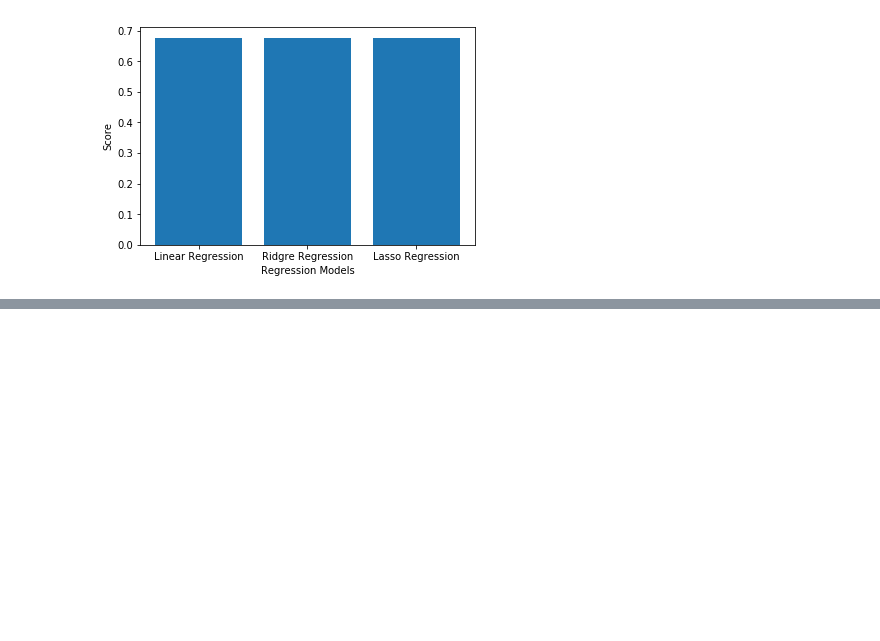
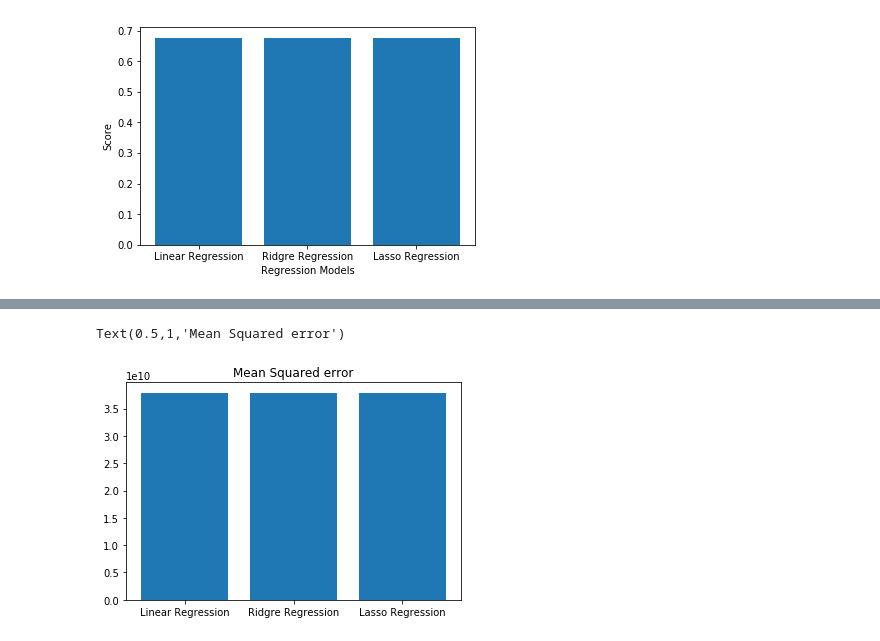
Before and after one commit to satrioprianda/Regularization_for_overfitting, a Jupyter notebook: Regularizatoin_linear_regression_housedataset/Regularization .ipynb, the cells around one changed output, grey strips where cells are left out. Saved outputs shown, nothing was run; the diff lists cells and outputs as text; code cells hidden in the pictures; blank space fills up the shorter version.

```diff
--- a/Regularizatoin_linear_regression_housedataset/Regularization .ipynb
+++ b/Regularizatoin_linear_regression_housedataset/Regularization .ipynb
@@ -196,0 +337,6 @@ plt.show()
+# %%
+plt.bar(models,scores_mse)
+plt.title('Mean Squared error')
+# %% [output]
+Text(0.5,1,'Mean Squared error')
+[figure, added]
```
Also changed, not shown: parts of 25 cells of this notebook.
